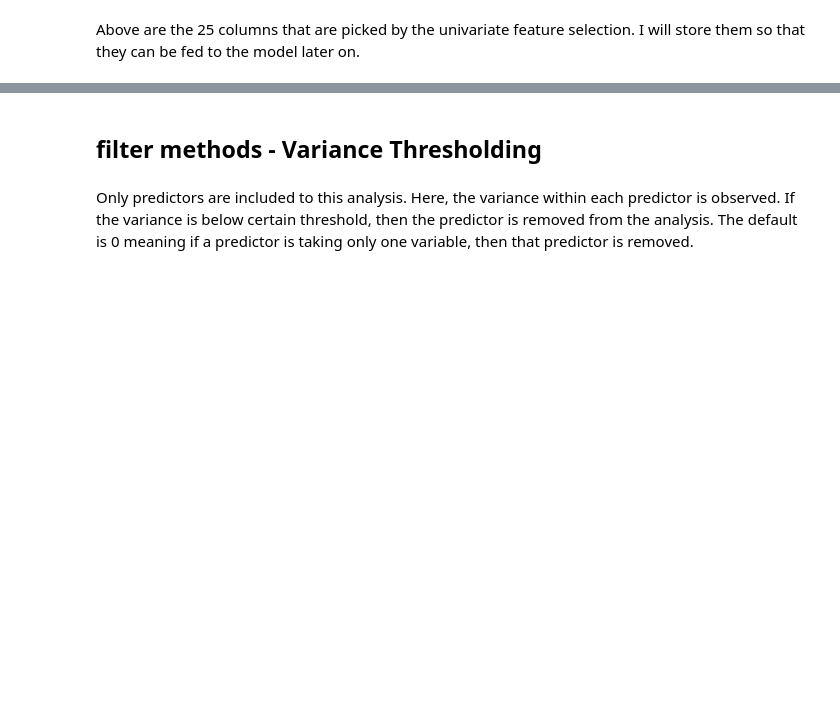
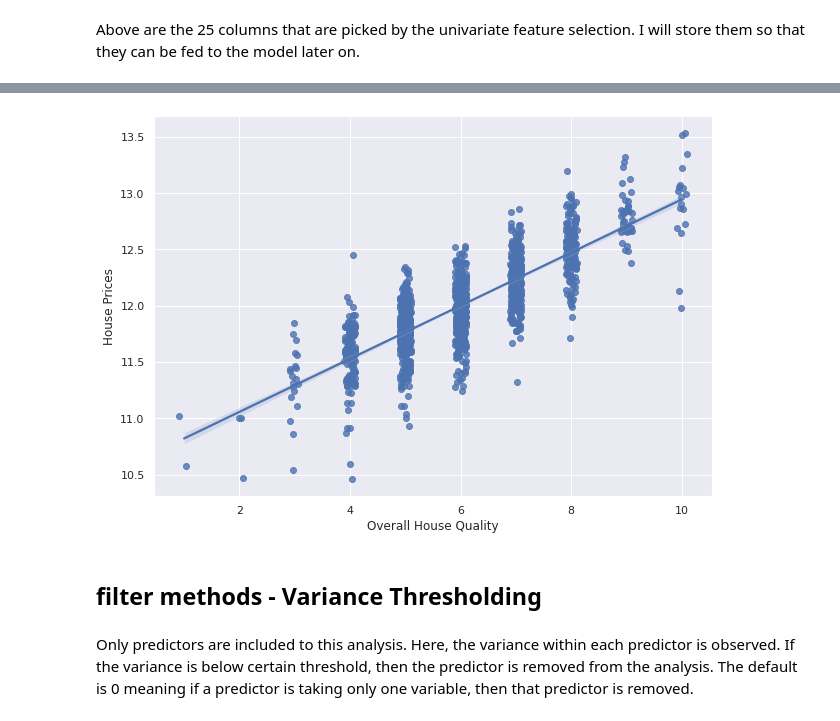
Before and after one commit to demirkeseny/feature_selection_in_regression, a Jupyter notebook: Feature_Selection_Techniques_in_a_Regression_Problem.ipynb, the cells around one changed output, grey strips where cells are left out. Saved outputs shown, nothing was run; the diff lists cells and outputs as text; code cells hidden in the pictures; blank space fills up the shorter version.

```diff
--- a/Feature_Selection_Techniques_in_a_Regression_Problem.ipynb
+++ b/Feature_Selection_Techniques_in_a_Regression_Problem.ipynb
@@ -443,3 +453,10 @@ df_univ = X_train[univariate_col]
+# %%
+plt.subplots(figsize = (10,7))
+ax = sns.regplot(x="OverallQual", y="SalePrice", data=df, x_jitter=.1)
+ax.set_ylabel('House Prices', fontsize = 12)
+ax.set_xlabel ('Overall House Quality', fontsize = 12);
+# %% [output]
+[figure, added]
 # %% [markdown]
 ## filter methods - Variance Thresholding
 # %% [markdown]
```
Also changed, not shown: parts of 13 cells of this notebook.
